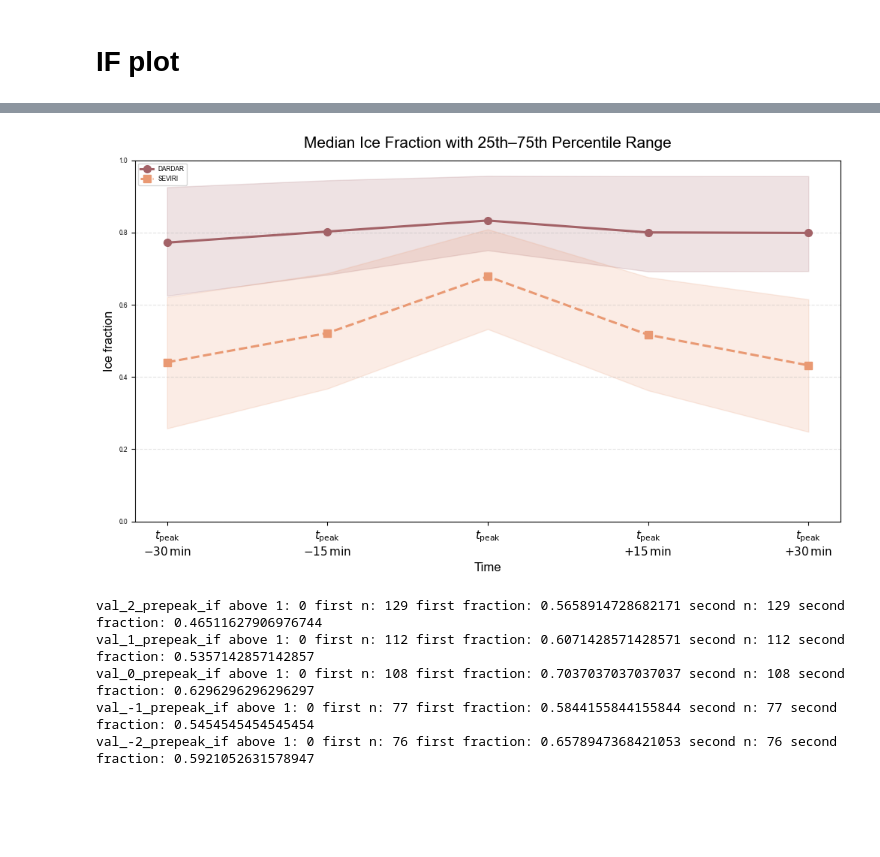
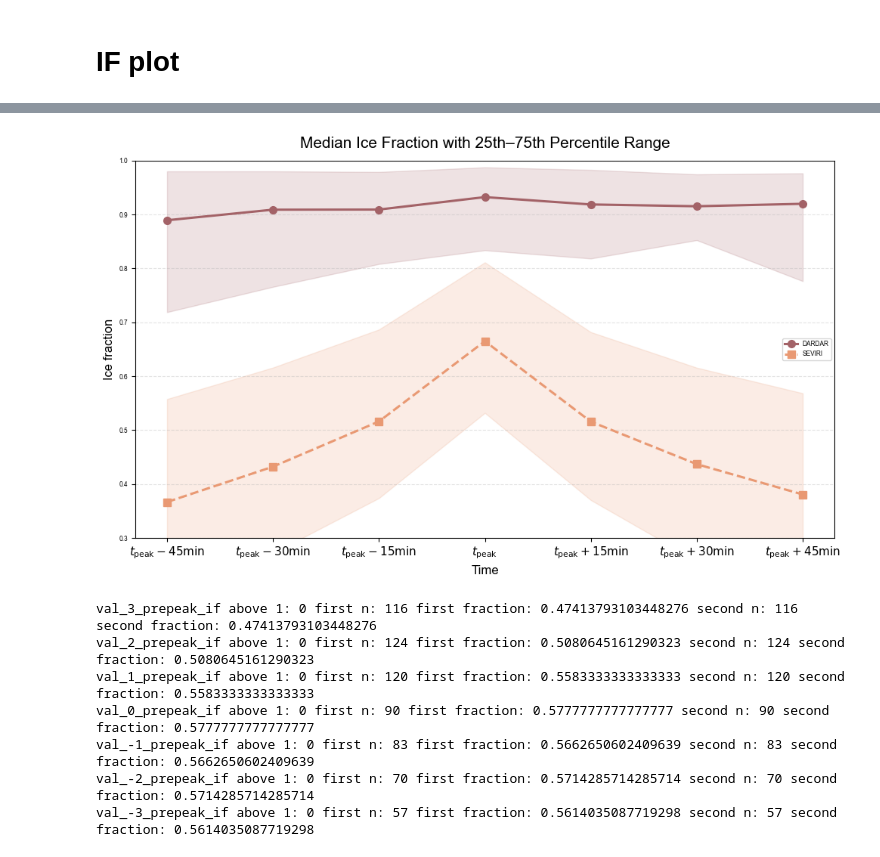
Before and after one commit to DragomirNikolov/MSGI, a Jupyter notebook: plotting/Bulk/ICOT_threshold_weighted_means.ipynb, the cells around one changed output, grey strips where cells are left out. Saved outputs shown, nothing was run; the diff lists cells and outputs as text; code cells hidden in the pictures; blank space fills up the shorter version.

```diff
--- a/plotting/Bulk/ICOT_threshold_weighted_means.ipynb
+++ b/plotting/Bulk/ICOT_threshold_weighted_means.ipynb
@@ -491,0 +564,2 @@ def _check_val_seviri_coincidence(row):
+# %%
+bulk_data_df_split["cth_deviation"] = bulk_data_df_split.apply(_calculate_cth_deviation,axis=1)
@@ -2195,7 +1894,11 @@ color_mod=colormap[0]
 # dd_data_list = []
 # for year in range(2007,2009):
 #     dd_data_list.append(pd.read_parquet("/Volumes/University_stuff/Code_Projects/MSGI/Bulk_data/02/glaciations_with_bulk_data_V3_1_2007.parquet"))
-df_glac_dd = bulk_data_colocated
+df_glac_dd = bulk_data_colocated[bulk_data_colocated["avg_ctp"]>440]
+df_glac_dd = df_glac_dd[df_glac_dd["ct_depth"]<1000]
+# df_glac_dd= df_glac_dd[df_glac_dd["3km_cot"]>0.6]
+df_glac_dd = df_glac_dd[df_glac_dd["continious_cloud"]]
+# df_glac_dd = bulk_data_filtered
 # %%
 def get_seviri_peak_if(row):
     if_hist = row["val_pix_claas_if_hist"]
@@ -2224,11 +1927,19 @@ def get_seviri_pre_peak_if(row: pd.Series,idx: int):
         return if_hist[row["Glac_peak_ind"]-idx]
     return np.nan
 
+# def get_dd_pre_peak_if(row: pd.Series,idx: int):
+#     if_hist = row["val_ice_frac_hist"]
+#     if ((row["Glac_peak_ind"]-idx)>=0) and ((row["Glac_peak_ind"]-idx)<len(if_hist)):
+#         if if_hist[row["Glac_peak_ind"]-idx]>0:
+#             return row["cph_bulk_means"][0].mean()-1
+#         return np.nan
+#     return np.nan
+
 def get_dd_pre_peak_if(row: pd.Series,idx: int):
     if_hist = row["val_ice_frac_hist"]
     if ((row["Glac_peak_ind"]-idx)>=0) and ((row["Glac_peak_ind"]-idx)<len(if_hist)):
-        if if_hist[row["Glac_peak_ind"]-idx]>0:
-            return row["cph_bulk_means"][0].mean()-1
+        if if_hist[row["Glac_peak_ind"]-idx]>=-eps:
+            return if_hist[row["Glac_peak_ind"]-idx]
         return np.nan
     return np.nan
 
@@ -2317,28 +2013,28 @@ dardar_cols = [f"val_{i}_prepeak_if" for i in timesteps]
 # modis_cols  = [f"val_{i}_prepeak_if" for i in timesteps]
 seviri_cols = [f"seviri_{i}_prepeak_if" for i in timesteps]
 
+x_labels = [
+    r"$t_{\mathrm{peak}}-45\mathrm{min}$",
+    r"$t_{\mathrm{peak}}-30\mathrm{min}$",
+    r"$t_{\mathrm{peak}}-15\mathrm{min}$",
+    r"$t_{\mathrm{peak}}$",
+    r"$t_{\mathrm{peak}}+15\mathrm{min}$",
+    r"$t_{\mathrm{peak}}+30\mathrm{min}$",
+    r"$t_{\mathrm{peak}}+45\mathrm{min}$",
+]
+
 # x_labels = [
-#     # r"$t_{\mathrm{peak}}-45\mathrm{min}$",
-#     r"$t_{\mathrm{peak}}-30\mathrm{min}$",
-#     r"$t_{\mathrm{peak}}-15\mathrm{min}$",
-#     r"$t_{\mathrm{peak}}$",
-#     r"$t_{\mathrm{peak}}+15\mathrm{min}$",
-#     r"$t_{\mathrm{peak}}+30\mathrm{min}$",
-#     # r"$t_{\mathrm{peak}}+45\mathrm{min}$",
+#     "$t_{\\mathrm{peak}}$\n$-30\\,\\mathrm{min}$",
+#     "$t_{\\mathrm{peak}}$\n$-15\\,\\mathrm{min}$",
+#     "$t_{\\mathrm{peak}}$",
+#     "$t_{\\mathrm{peak}}$\n$+15\\,\\mathrm{min}$",
+#     "$t_{\\mathrm{peak}}$\n$+30\\,\\mathrm{min}$",
 # ]
-
-x_labels = [
-    "$t_{\\mathrm{peak}}$\n$-30\\,\\mathrm{min}$",
-    "$t_{\\mathrm{peak}}$\n$-15\\,\\mathrm{min}$",
-    "$t_{\\mathrm{peak}}$",
-    "$t_{\\mathrm{peak}}$\n$+15\\,\\mathrm{min}$",
-    "$t_{\\mathrm{peak}}$\n$+30\\,\\mathrm{min}$",
-]
 
 
 def clean_vals(series):
     vals = series.dropna()
-    vals = vals[(vals >= 0) & (vals <= 1)]
+    vals = vals[(vals >= -eps) & (vals <= 1+eps)]
     return vals.values
 
 def median_q25_q75(vals):
@@ -2346,7 +2042,7 @@ def median_q25_q75(vals):
         return np.nan, np.nan, np.nan
     q25 = np.percentile(vals, 25)
     med = np.percentile(vals, 50)
-    med = np.nanmean(vals)
+    # med = np.nanmean(vals)
     q75 = np.percentile(vals, 75)
     return q25, med, q75
 
@@ -2413,37 +2109,39 @@ line2, = plt.plot(
 #     label="MODIS", color = color_mod
 # )
 
 # shaded percentile bands
 plt.fill_between(
     x, dardar_q25, dardar_q75,
     color=line1.get_color(), alpha=0.18
 )
 
 plt.fill_between(
     x, seviri_q25, seviri_q75,
     color=line2.get_color(), alpha=0.18
 )
 
 # plt.fill_between(
 #     x, modis_q25, modis_q75,
 #     color=line3.get_color(), alpha=0.18
 # )
 
 plt.xticks(x, x_labels, fontsize=11)
 plt.ylabel("Ice fraction", fontsize=12)
 plt.xlabel("Time", fontsize=12)
 plt.title("Median Ice Fraction with 25th–75th Percentile Range", fontsize=15, pad=12)
 
-plt.ylim(0, 1)
+plt.ylim(0.3, 1)
 plt.grid(axis="y", linestyle="--", alpha=0.35)
 plt.legend(frameon=True)
 plt.tight_layout()
 # plt.ylim(0.8)
 plt.show()
 # %% [output]
-[figure, old version]
+[figure, new version]
 # %%
 eps=1e-4
+fully_glac_threshold = 0.9
+result=[]
 for col in dardar_cols:
     raw = pd.to_numeric(df_glac_dd[col], errors="coerce").dropna()
 
@@ -2454,13 +2152,16 @@ for col in dardar_cols:
         col,
         "above 1:", (raw > 1).sum(),
         "first n:", len(first),
-        "first fraction:", (first >= 0.80).mean(),
+        "first fraction:", (first >= fully_glac_threshold).mean(),
         "second n:", len(second),
-        "second fraction:", (second > 0.85).mean(),
+        "second fraction:", (second > fully_glac_threshold).mean(),
     )
+    result.append((second > fully_glac_threshold).mean())
 # %% [output]
-val_2_prepeak_if above 1: 0 first n: 129 first fraction: 0.5658914728682171 second n: 129 second fraction: 0.46511627906976744
-val_1_prepeak_if above 1: 0 first n: 112 first fraction: 0.6071428571428571 second n: 112 second fraction: 0.5357142857142857
-val_0_prepeak_if above 1: 0 first n: 108 first fraction: 0.7037037037037037 second n: 108 second fraction: 0.6296296296296297
-val_-1_prepeak_if above 1: 0 first n: 77 first fraction: 0.5844155844155844 second n: 77 second fraction: 0.5454545454545454
-val_-2_prepeak_if above 1: 0 first n: 76 first fraction: 0.6578947368421053 second n: 76 second fraction: 0.5921052631578947
+val_3_prepeak_if above 1: 0 first n: 116 first fraction: 0.47413793103448276 second n: 116 second fraction: 0.47413793103448276
+val_2_prepeak_if above 1: 0 first n: 124 first fraction: 0.5080645161290323 second n: 124 second fraction: 0.5080645161290323
+val_1_prepeak_if above 1: 0 first n: 120 first fraction: 0.5583333333333333 second n: 120 second fraction: 0.5583333333333333
+val_0_prepeak_if above 1: 0 first n: 90 first fraction: 0.5777777777777777 second n: 90 second fraction: 0.5777777777777777
+val_-1_prepeak_if above 1: 0 first n: 83 first fraction: 0.5662650602409639 second n: 83 second fraction: 0.5662650602409639
+val_-2_prepeak_if above 1: 0 first n: 70 first fraction: 0.5714285714285714 second n: 70 second fraction: 0.5714285714285714
+val_-3_prepeak_if above 1: 0 first n: 57 first fraction: 0.5614035087719298 second n: 57 second fraction: 0.5614035087719298
```
Also changed, not shown: parts of 65 cells of this notebook, 38 other files.
